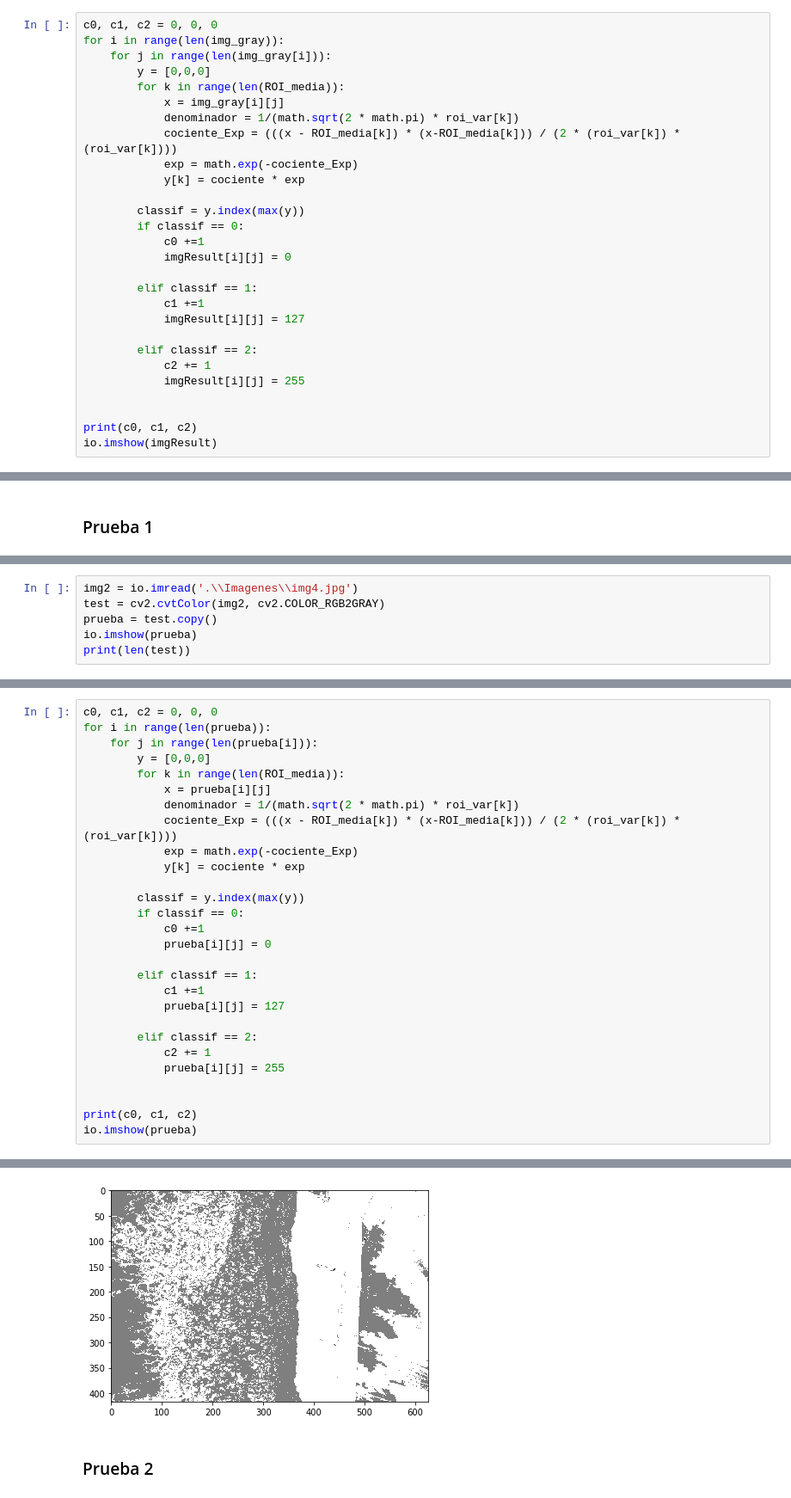
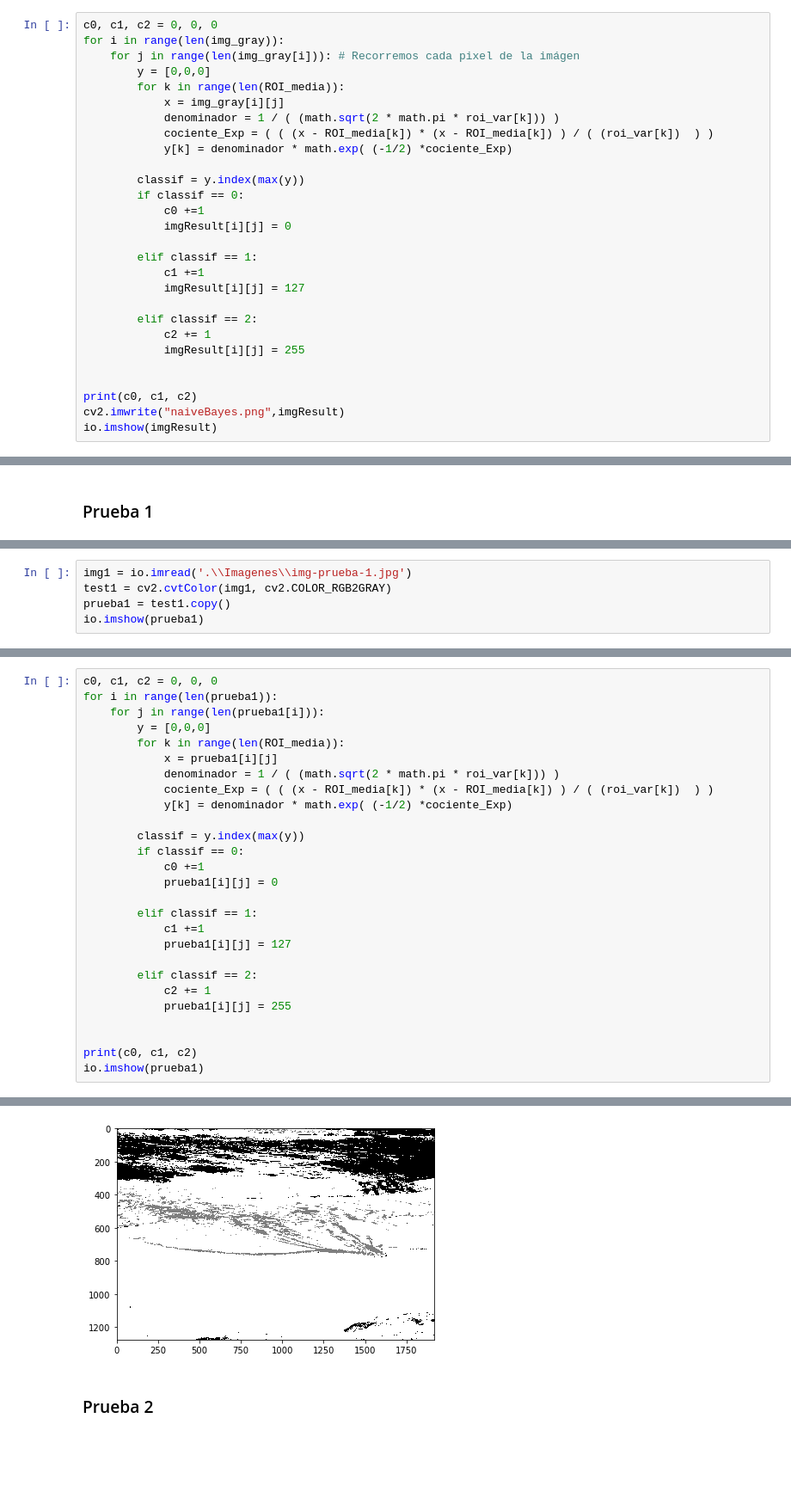
Before and after one commit to IanRamRev/Reconocimiento-de-Patrones, a Jupyter notebook: Practica2/NaiveBayes.ipynb, the cells around one changed output, grey strips where cells are left out. Shown at 86% size. Saved outputs shown, nothing was run; the diff lists cells and outputs as text; blank space fills up the shorter version.

Commit message:
Edit naive bayes classification

```diff
--- a/Practica2/NaiveBayes.ipynb
+++ b/Practica2/NaiveBayes.ipynb
@@ -102,14 +93,13 @@ ROI_media
 # %%
 c0, c1, c2 = 0, 0, 0
 for i in range(len(img_gray)):
-    for j in range(len(img_gray[i])):
+    for j in range(len(img_gray[i])): # Recorremos cada pixel de la imágen
         y = [0,0,0]
         for k in range(len(ROI_media)):
             x = img_gray[i][j]
-            denominador = 1/(math.sqrt(2 * math.pi) * roi_var[k])
-            cociente_Exp = (((x - ROI_media[k]) * (x-ROI_media[k])) / (2 * (roi_var[k]) * (roi_var[k])))
-            exp = math.exp(-cociente_Exp)
-            y[k] = cociente * exp
+            denominador = 1 / ( (math.sqrt(2 * math.pi * roi_var[k])) )
+            cociente_Exp = ( ( (x - ROI_media[k]) * (x - ROI_media[k]) ) / ( (roi_var[k])  ) )
+            y[k] = denominador * math.exp( (-1/2) *cociente_Exp)
 
         classif = y.index(max(y))
         if classif == 0:
@@ -126,5 +116,6 @@ for i in range(len(img_gray)):
 
 
 print(c0, c1, c2)
+cv2.imwrite("naiveBayes.png",imgResult)
 io.imshow(imgResult)
 # %% [output]
@@ -136,7 +132,6 @@ io.imshow(imgResult)
 # %%
-img2 = io.imread('.\\Imagenes\\img4.jpg')
-test = cv2.cvtColor(img2, cv2.COLOR_RGB2GRAY)
-prueba = test.copy()
-io.imshow(prueba)
-print(len(test))
+img1 = io.imread('.\\Imagenes\\img-prueba-1.jpg')
+test1 = cv2.cvtColor(img1, cv2.COLOR_RGB2GRAY)
+prueba1 = test1.copy()
+io.imshow(prueba1)
 # %% [output]
@@ -145,29 +140,28 @@ print(len(test))
 # %%
 c0, c1, c2 = 0, 0, 0
-for i in range(len(prueba)):
-    for j in range(len(prueba[i])):
+for i in range(len(prueba1)):
+    for j in range(len(prueba1[i])):
         y = [0,0,0]
         for k in range(len(ROI_media)):
-            x = prueba[i][j]
-            denominador = 1/(math.sqrt(2 * math.pi) * roi_var[k])
-            cociente_Exp = (((x - ROI_media[k]) * (x-ROI_media[k])) / (2 * (roi_var[k]) * (roi_var[k])))
-            exp = math.exp(-cociente_Exp)
-            y[k] = cociente * exp
+            x = prueba1[i][j]
+            denominador = 1 / ( (math.sqrt(2 * math.pi * roi_var[k])) )
+            cociente_Exp = ( ( (x - ROI_media[k]) * (x - ROI_media[k]) ) / ( (roi_var[k])  ) )
+            y[k] = denominador * math.exp( (-1/2) *cociente_Exp)
 
         classif = y.index(max(y))
         if classif == 0:
             c0 +=1
-            prueba[i][j] = 0
+            prueba1[i][j] = 0
 
         elif classif == 1:
             c1 +=1
-            prueba[i][j] = 127
+            prueba1[i][j] = 127
 
         elif classif == 2:
             c2 += 1
-            prueba[i][j] = 255
+            prueba1[i][j] = 255
 
 
 print(c0, c1, c2)
-io.imshow(prueba)
+io.imshow(prueba1)
 # %% [output]
@@ -175,5 +169,5 @@ io.imshow(prueba)
 <matplotlib.image.AxesImage at 0x...>
-[figure, old version]
+[figure, new version]
 # %% [markdown]
 ### Prueba 2
 # %%
```
Also changed, not shown: parts of 20 cells of this notebook, 6 other files.
